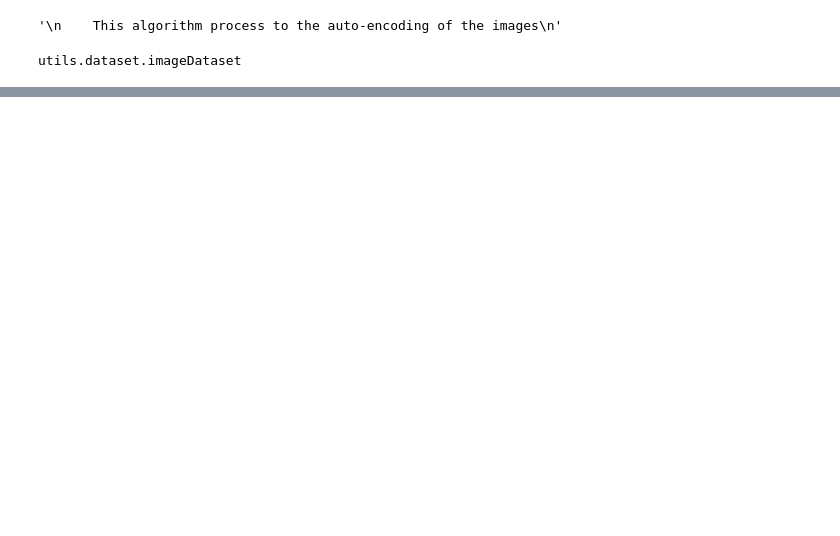
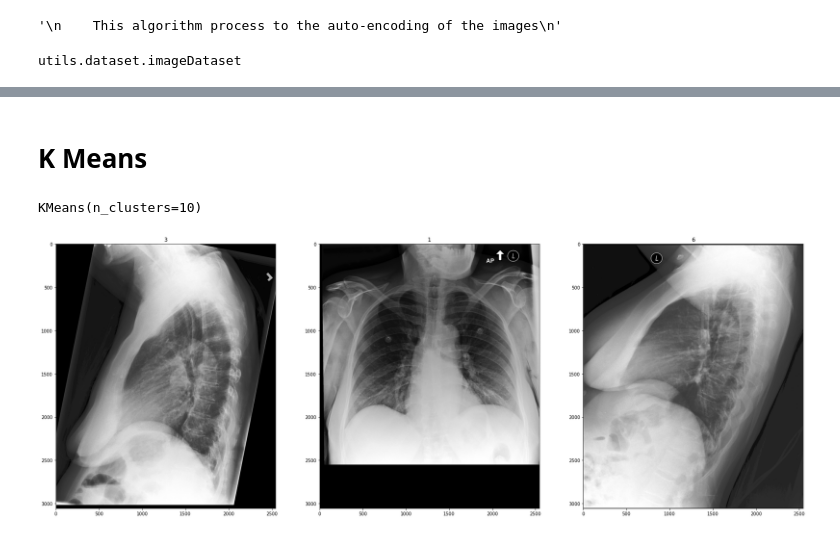
Before and after one commit to alibell/mimic_cxr_clustering, a Jupyter notebook: autoencoder.ipynb, the cells around one changed output, grey strips where cells are left out. Saved outputs shown, nothing was run; the diff lists cells and outputs as text; code cells hidden in the pictures; blank space fills up the shorter version.

```diff
--- a/autoencoder.ipynb
+++ b/autoencoder.ipynb
@@ -188,0 +266,2 @@ for i in range(n_epoch):
+# %%
+projected_data = torch.concat(projections, axis=0).numpy()
@@ -188,0 +273,2 @@ for i in range(n_epoch):
+# %% [markdown]
+# K Means
@@ -188,0 +277,24 @@ for i in range(n_epoch):
+# %%
+km = KMeans(n_clusters=10)
+# %%
+km.fit(projected_data)
+# %% [output]
+KMeans(n_clusters=10)
+# %%
+clusters = km.predict(projected_data)
+# %%
+figs, axs = plt.subplots(1,3, figsize=(30,20))
+axs = axs.flatten()
+
+start_id = 1
+end_id = start_id+3
+
+images = X[0][start_id:end_id]
+for (i, j) in zip(range(len(images)), range(start_id, end_id, 1)):
+    axs[i].imshow(
+        images[i],
+        cmap="gray"
+    )
+    axs[i].set_title(clusters[j])
+# %% [output]
+[figure, added]
```
Also changed, not shown: parts of 21 cells of this notebook, 4 other files.
